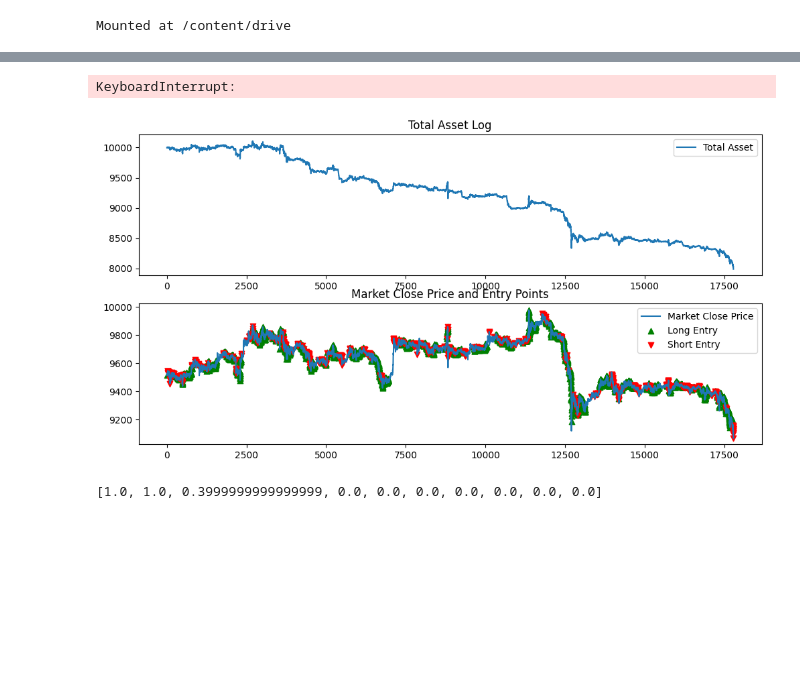
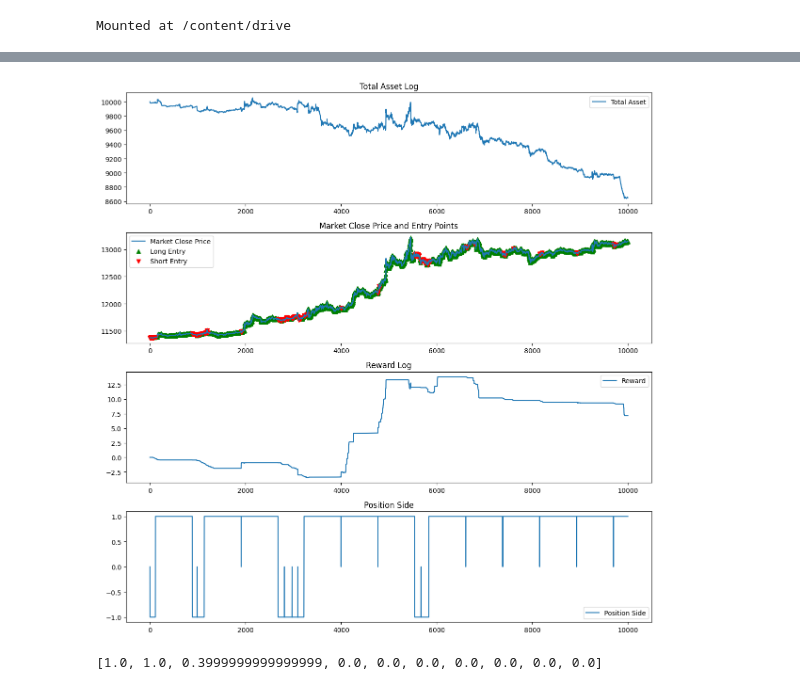
Before and after one commit to alunfes/GoogleColabProjects, a Jupyter notebook: DQN_Trading_Chase_Limit_Order.ipynb, the cells around one changed output, grey strips where cells are left out. Drawn from its saved outputs; the diff is of its cells as text; code cells hidden in the pictures; blank space fills up the shorter version.

```diff
--- a/DQN_Trading_Chase_Limit_Order.ipynb
+++ b/DQN_Trading_Chase_Limit_Order.ipynb
@@ -1453,7 +1486,7 @@ Episode 27      Average Score: -6.83
 KeyboardInterrupt:
 # %%
 class LoadModelTradingSimulation:
-    def __init__(self, start_index, simulation_length, md_state_length, md_state_num, ac_state_length, ac_state_num, output_size, action_ratio, max_trade_cycle_period):
+    def __init__(self, start_index, simulation_length, md_state_length, md_state_num, ac_state_length, ac_state_num, output_size, action_ratio, max_trade_cycle_period, is_done_trade_ratio):
         self.model_path = model_directory+'dqn_trading_model.pth'
         self.md_state_length =md_state_length
         self.md_state_num = md_state_num
@@ -1469,21 +1502,26 @@ class LoadModelTradingSimulation:
         self.current_index = start_index
         self.max_trade_cycle_period = max_trade_cycle_period
         self.env = TradingEnvChaseLimitOrder(False, start_ind=self.start_index, end_ind=self.simulation_length + self.start_index, state_length=self.ac_state_length, is_done_pnl_ratio=-0.2,
-                       is_done_trade_ratio=0, max_trade_cycle_period = self.max_trade_cycle_period)
+                       is_done_trade_ratio=is_done_trade_ratio, max_trade_cycle_period = self.max_trade_cycle_period)
 
 
     def __load_model(self):
         checkpoint = torch.load(self.model_path, map_location=self.device)
-        print(checkpoint)
         self.model.load_state_dict(checkpoint['model_state_dict'])
         self.model.eval()
         self.model = self.model.to(self.device)
+        #self.model.load_state_dict(torch.load(self.model_path))
+        #self.model = agent.qnetwork_local
+        #self.model.eval()
+
+
 
     def __act(self, md_state, ac_state):
         self.model.eval()
         with torch.no_grad():
             action_values = self.model(md_state, ac_state)
             return np.argmax(action_values.cpu().data.numpy())
+
 
     def run_simulation(self):
         ac_state = self.env.reset()  # 環境をリセット
@@ -1515,7 +1553,9 @@ class LoadModelTradingSimulation:
             if is_done:
                 print('Is done criteria is reached!')
                 break
-        self.display_step_info(long_entries, short_entries)
+        #self.display_step_info(long_entries, short_entries)
+        self.display_info2(self.env, long_entries, short_entries)
+
 
 
     def display_step_info(self, long_entries, short_entries):
@@ -1541,10 +1581,43 @@ class LoadModelTradingSimulation:
         plt.tight_layout()
         plt.show()
 
+    def display_info2(self, env, long_entries, short_entries):
+        # Plotting
+        plt.figure(figsize=(12, 12))
+        # Plot total asset log
+        plt.subplot(4, 1, 1)
+        plt.plot(env.total_asset_log[env.state_length:], label='Total Asset')
+        plt.legend()
+        plt.title('Total Asset Log')
+        # Plot MarketData.close with long and short entries
+        plt.subplot(4, 1, 2)
+        valid_close_data = MarketData.close[env.start_ind:env.start_ind + len(env.total_asset_log[env.state_length:])]
+        plt.plot(valid_close_data, label='Market Close Price')
+        # long_entries と short_entries のクローズ価格を取得
+        long_close_prices = [MarketData.close[env.start_ind + i] for i in long_entries if env.start_ind + i < len(MarketData.close)]
+        short_close_prices = [MarketData.close[env.start_ind + i] for i in short_entries if env.start_ind + i < len(MarketData.close)]
+        # エントリポイントをプロット
+        plt.scatter(long_entries, long_close_prices, color='green', marker='^', label='Long Entry')
+        plt.scatter(short_entries, short_close_prices, color='red', marker='v', label='Short Entry')
+        plt.legend()
+        plt.title('Market Close Price and Entry Points')
+        # Plot reward log
+        plt.subplot(4, 1, 3)
+        plt.plot(env.accum_reward_log, label='Reward')
+        plt.legend()
+        plt.title('Reward Log')
+        # Plot position side log
+        plt.subplot(4, 1, 4)
+        plt.plot(env.position_side_log, label='Position Side')
+        plt.legend()
+        plt.title('Position Side')
+        plt.tight_layout()
+        plt.show()
+
 
 # シミュレーションの設定
-start_index = 100000  # 任意の開始位置
-simulation_length = 30000  # シミュレーションの長さ
+start_index = 297689  # 任意の開始位置
+simulation_length = 10000  # シミュレーションの長さ
 ac_state_num = 7
 ac_state_length = 10
 max_trade_cycle_period = 770
@@ -1553,9 +1626,10 @@ md_state_length = num_md_index
 md_state_num=len(MarketData.terms)
 output_size = 4
 action_ratio = 0.5
+is_done_trade_ratio = 6.9e-05
 
 # シミュレーションの実行
-simulation = LoadModelTradingSimulation(start_index, simulation_length, md_state_length, md_state_num, ac_state_length, ac_state_num, output_size, action_ratio, max_trade_cycle_period)
+simulation = LoadModelTradingSimulation(start_index, simulation_length, md_state_length, md_state_num, ac_state_length, ac_state_num, output_size, action_ratio, max_trade_cycle_period, is_done_trade_ratio)
 simulation.run_simulation()
 # %% [output]
 ストリーミング出力は最後の 5000 行に切り捨てられました。
@@ -1578,5 +1652,4 @@ Step 14424: Action type: 1, Asset Ratio: 0.85, Num Trades: 18, Win Rate: 0.44, P
-KeyboardInterrupt:
-[figure, old version]
+[figure, new version]
 # %%
 def state_data_format_conversion_jit(data:float, state_length:int):
     if data == 1.0:
```
Also changed, not shown: parts of 4 cells of this notebook.
